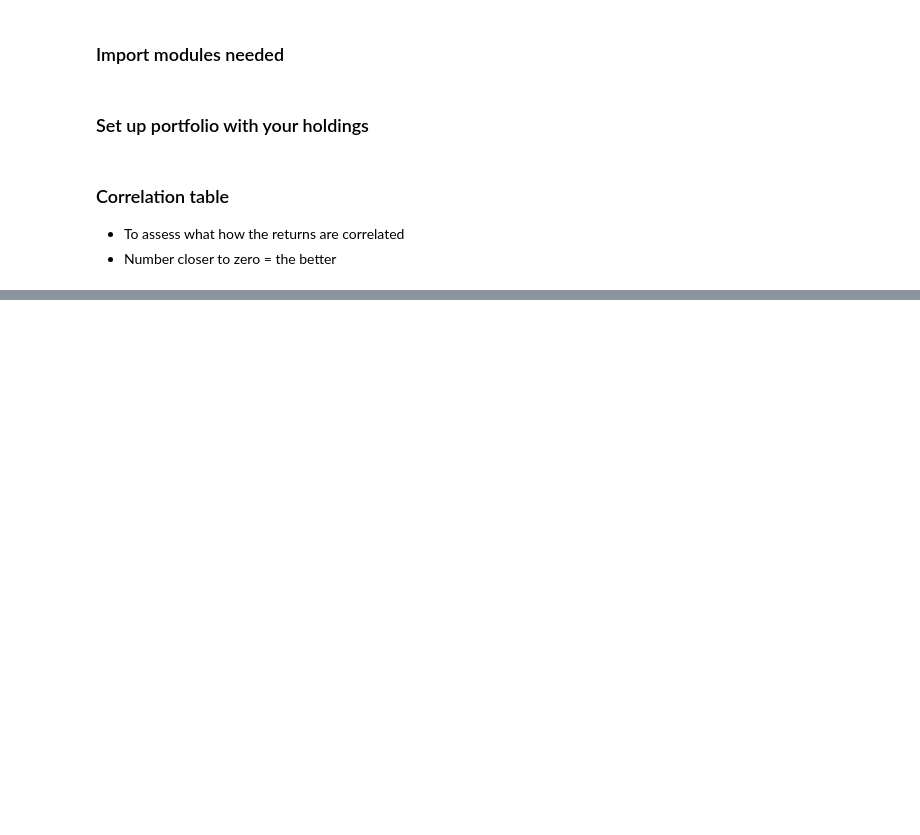
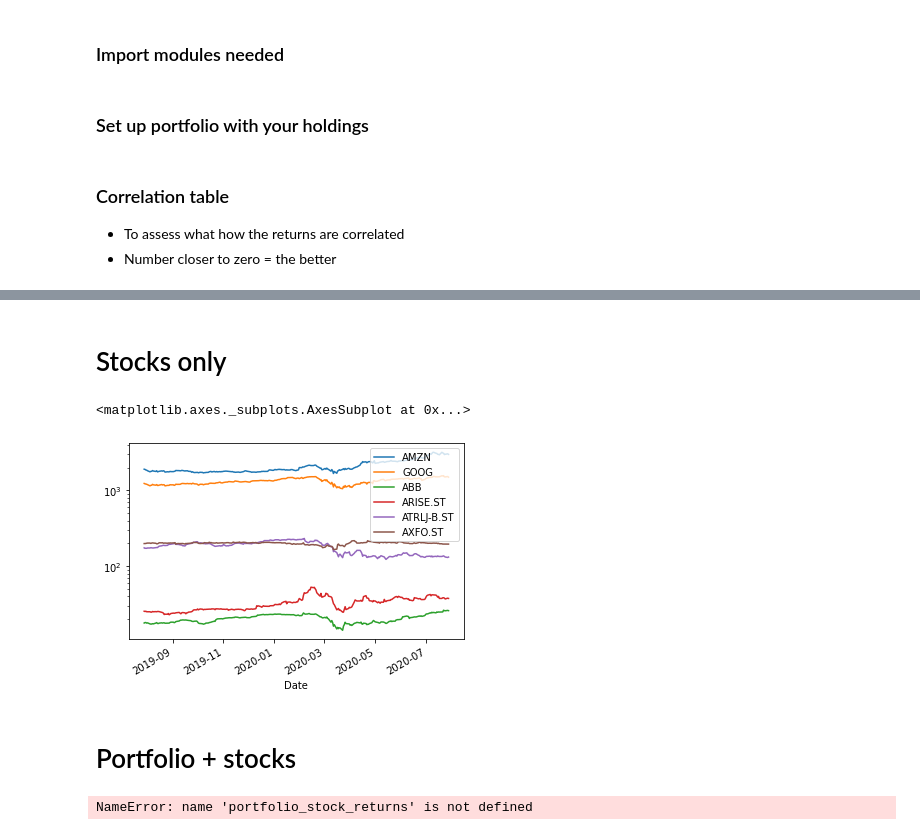
Before and after one commit to Luumo/financial-investment-tools, a Jupyter notebook: main.ipynb, the cells around one changed output, grey strips where cells are left out. Cells and saved outputs as stored; diff of their text form; code cells hidden in the pictures; blank space fills up the shorter version.

```diff
--- a/main.ipynb
+++ b/main.ipynb
@@ -66,0 +81,18 @@ print(type(portfolio_returns))
+# %% [markdown]
+# Stocks only
+# %%
+
+portfolio_stock_returns = portfolio.returns('1y')
+test.plot(logy=True)
+# %% [output]
+<matplotlib.axes._subplots.AxesSubplot at 0x...>
+[figure, added]
+# %% [markdown]
+# Portfolio + stocks
+# %%
+# merge portfolio dataframe + stock dataframes
+merged_data = merge_dataframes([portfolio_stock_returns, portfolio_total_returns])
+# plot merged data
+merged_data.plot(logy=True)
+# %% [output]
+NameError: name 'portfolio_stock_returns' is not defined
```
Also changed, not shown: parts of 10 cells of this notebook, 3 other files.
